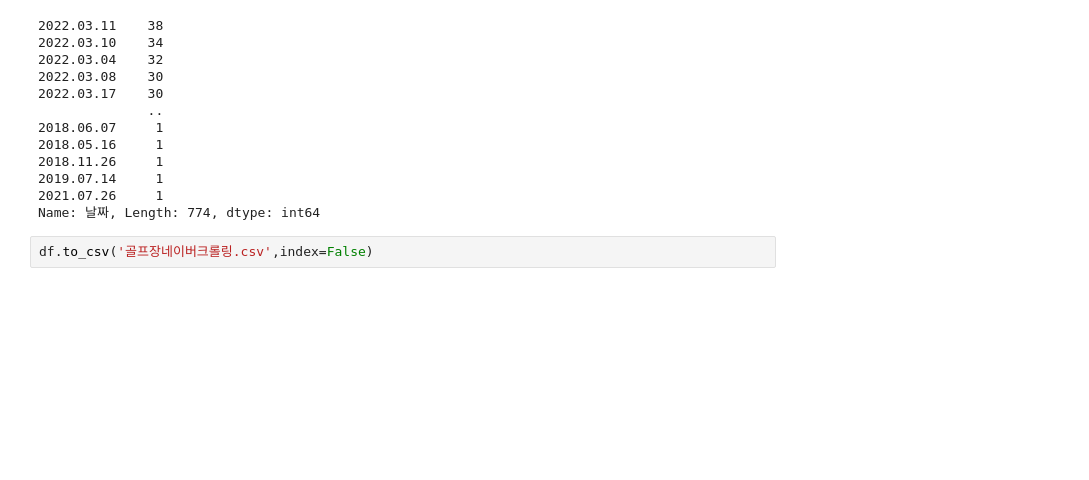
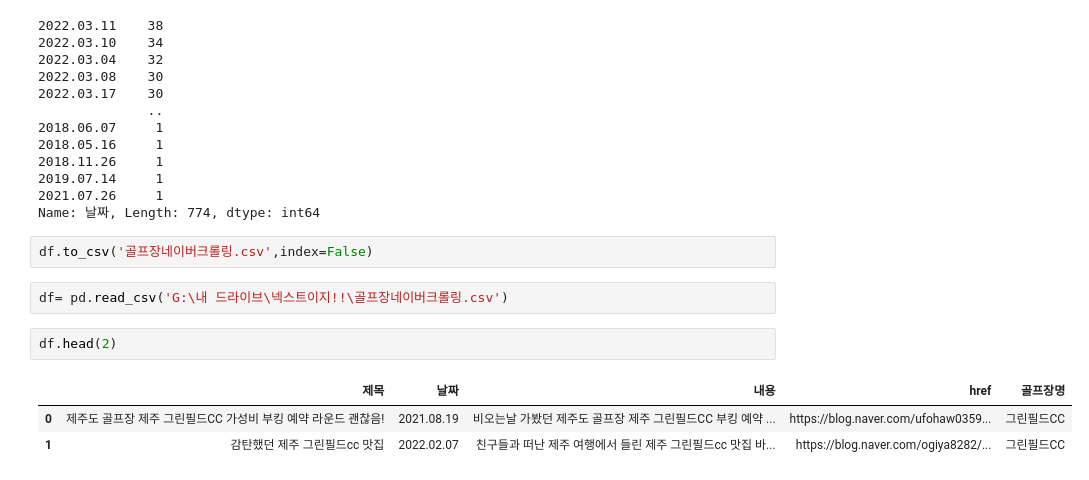
Before and after one commit to minwooking/Next_Ez_Training, a Jupyter notebook: golf17_골프장데이터크롤링.ipynb, the cells around one changed output. Cells and saved outputs as stored; diff of their text form; blank space fills up the shorter version.

```diff
--- a/golf17_골프장데이터크롤링.ipynb
+++ b/golf17_골프장데이터크롤링.ipynb
@@ -286,3 +286,11 @@ df.날짜.value_counts()
 Name: 날짜, Length: 774, dtype: int64
 # %%
 df.to_csv('골프장네이버크롤링.csv',index=False)
+# %%
+df= pd.read_csv('G:\내 드라이브\넥스트이지!!\골프장네이버크롤링.csv')
+# %%
+df.head(2)
+# %% [output]
+|  | 제목 | 날짜 | 내용 | href | 골프장명 |
+| 0 | 제주도 골프장 제주 그린필드CC 가성비 부킹 예약 라운드 괜찮음! | 2021.08.19 | 비오는날 가봤던 제주도 골프장 제주 그린필드CC 부킹 예약 ... | https://blog.naver.com/ufohaw0359... | 그린필드CC |
+| 1 | 감탄했던 제주 그린필드cc 맛집 | 2022.02.07 | 친구들과 떠난 제주 여행에서 들린 제주 그린필드cc 맛집 바... | https://blog.naver.com/ogiya8282/... | 그린필드CC |
```
Also changed, not shown: parts of 1 cell of this notebook.
